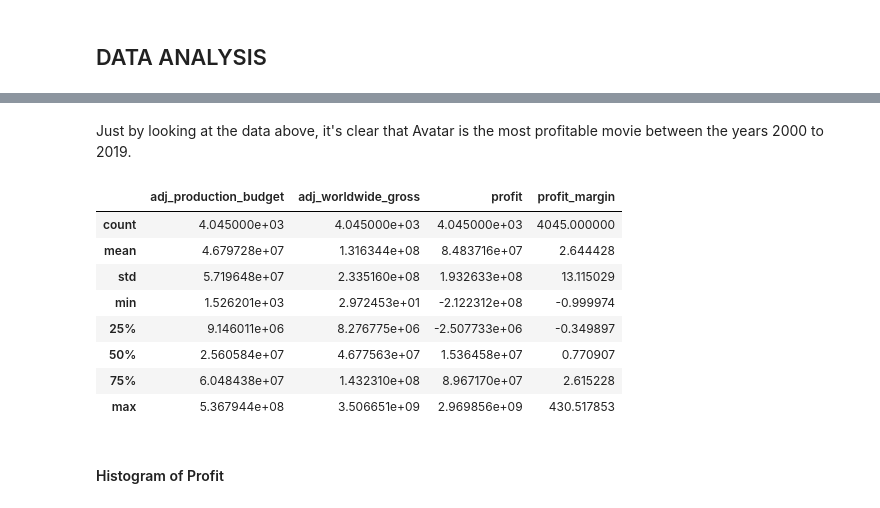
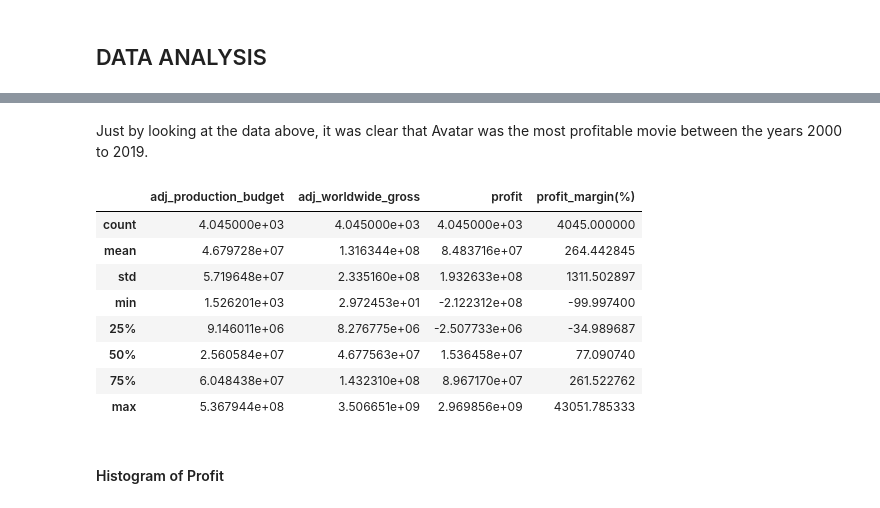
Before and after one commit to NguyoJer/dsc-phase-1-project-v2-4, a Jupyter notebook: student.ipynb, the cells around one changed output, grey strips where cells are left out. Cells and saved outputs as stored; diff of their text form; code cells hidden in the pictures.

```diff
--- a/student.ipynb
+++ b/student.ipynb
@@ -606 +613,5 @@ movie_budgets_df.sort_values(by='release_year')
+# %%
+# corrected the names of the movie
+movie_budgets_df.loc[262, 'movie'] = "Harry Potter and the Sorcerer's Stone"
+movie_budgets_df.loc[27, 'movie'] = "Pirates of the Caribbean: Dead Man's Chest"
 # %% [markdown]
@@ -652,6 +663,6 @@ Let's add another column showing the profit margin(%). We will achieve this with
 # %%
-#add new column for profit margin
-movie_budgets_df['profit_margin'] = movie_budgets_df['profit'] / movie_budgets_df['adj_production_budget']
+# added new column for profit margin
+movie_budgets_df['profit_margin(%)'] = movie_budgets_df['profit'] / movie_budgets_df['adj_production_budget']*100
 # %%
 # A look at the dataframe having sorted the movies with the most profitable ones in descending order
 movie_budgets_df.sort_values(by='profit', ascending=False).head(25)
@@ -674,21 +685,21 @@ movie_budgets_df.sort_values(by='profit', ascending=False).head(25)
 | 63 | Jun 29, 2011 | Transformers: Dark of the Moon | 2011 | 2.349044e+08 | 1.353760e+09 | 1.118856e+09 | ... |
 | 4 | Dec 15, 2017 | Star Wars Ep. VIII: The Last Jedi | 2017 | 3.504304e+08 | 1.455581e+09 | 1.105151e+09 | ... |
 # %% [markdown]
-Just by looking at the data above, it's clear that Avatar is the most profitable movie between the years 2000 to 2019.
+Just by looking at the data above, it was clear that Avatar was the most profitable movie between the years 2000 to 2019.
 # %%
-#let's get a summary of the statistics
-filt = ['adj_production_budget', 'adj_worldwide_gross', 'profit', 'profit_margin']
+# a summary of the statistics
+filt = ['adj_production_budget', 'adj_worldwide_gross', 'profit', 'profit_margin(%)']
 movie_budgets_df[filt].describe()
 # %% [output]
-|  | adj_production_budget | adj_worldwide_gross | profit | profit_margin |
+|  | adj_production_budget | adj_worldwide_gross | profit | profit_margin(%) |
 | count | 4.045000e+03 | 4.045000e+03 | 4.045000e+03 | 4045.000000 |
-| mean | 4.679728e+07 | 1.316344e+08 | 8.483716e+07 | 2.644428 |
-| std | 5.719648e+07 | 2.335160e+08 | 1.932633e+08 | 13.115029 |
-| min | 1.526201e+03 | 2.972453e+01 | -2.122312e+08 | -0.999974 |
-| 25% | 9.146011e+06 | 8.276775e+06 | -2.507733e+06 | -0.349897 |
-| 50% | 2.560584e+07 | 4.677563e+07 | 1.536458e+07 | 0.770907 |
-| 75% | 6.048438e+07 | 1.432310e+08 | 8.967170e+07 | 2.615228 |
-| max | 5.367944e+08 | 3.506651e+09 | 2.969856e+09 | 430.517853 |
+| mean | 4.679728e+07 | 1.316344e+08 | 8.483716e+07 | 264.442845 |
+| std | 5.719648e+07 | 2.335160e+08 | 1.932633e+08 | 1311.502897 |
+| min | 1.526201e+03 | 2.972453e+01 | -2.122312e+08 | -99.997400 |
+| 25% | 9.146011e+06 | 8.276775e+06 | -2.507733e+06 | -34.989687 |
+| 50% | 2.560584e+07 | 4.677563e+07 | 1.536458e+07 | 77.090740 |
+| 75% | 6.048438e+07 | 1.432310e+08 | 8.967170e+07 | 261.522762 |
+| max | 5.367944e+08 | 3.506651e+09 | 2.969856e+09 | 43051.785333 |
 # %% [markdown]
 #### Histogram of Profit
 # %%
```
Also changed, not shown: parts of 135 cells of this notebook.
